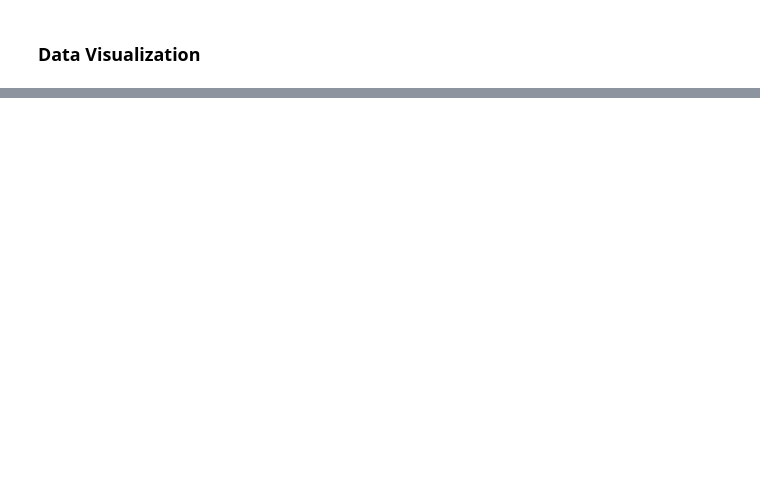
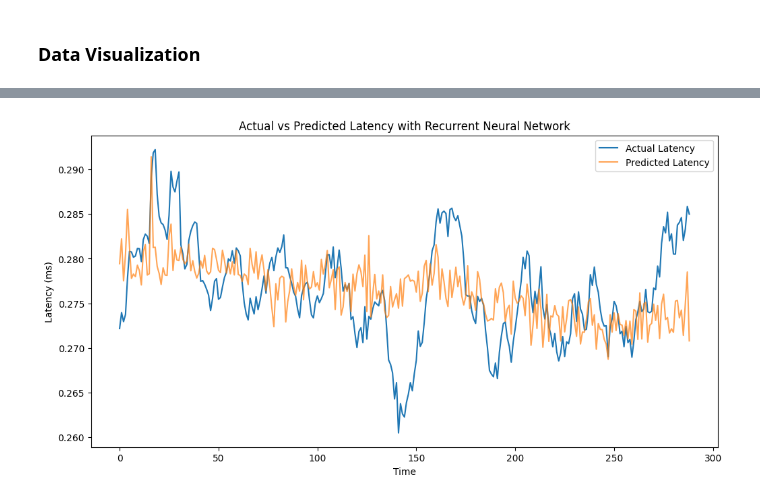
Before and after one commit to fadeldnswr/iot-network-digital-twin, a Jupyter notebook: notebook/esp32-1.ipynb, the cells around one changed output, grey strips where cells are left out. Cells and saved outputs as stored; diff of their text form; code cells hidden in the pictures; blank space fills up the shorter version.

```diff
--- a/notebook/esp32-1.ipynb
+++ b/notebook/esp32-1.ipynb
@@ -126,0 +157,12 @@ plt.show()
+# %%
+# Model building
+model = Sequential()
+model.add(SimpleRNN(units=100, return_sequences=True, input_shape=(X_train.shape[1], 1))) # Input layer
+model.add(Dropout(0.2)) # Add dropout layer with 20% dropout rate
+model.add(SimpleRNN(units=100, return_sequences=False))
+model.add(Dropout(0.2)) # Add dropout layer with 20% dropout rate
+model.add(Dense(units=1))  # Output layer for regression
+
+# Compile the model
+model.compile(optimizer="adam", loss="mean_squared_error", metrics=["mae"])
+model.summary()  # Display the model summary
@@ -126,0 +451,12 @@ plt.show()
+# %%
+# Visualize the predictions for SimpleRNN model
+plt.figure(figsize=(12, 6))
+plt.plot(y_test_unscaled, label="Actual Latency")
+plt.plot(predictions, label="Predicted Latency", alpha=0.7)
+plt.title("Actual vs Predicted Latency with Recurrent Neural Network")
+plt.xlabel("Time")
+plt.ylabel("Latency (ms)")
+plt.legend()
+plt.show()
+# %% [output]
+[figure, added]
```
Also changed, not shown: parts of 25 cells of this notebook.
